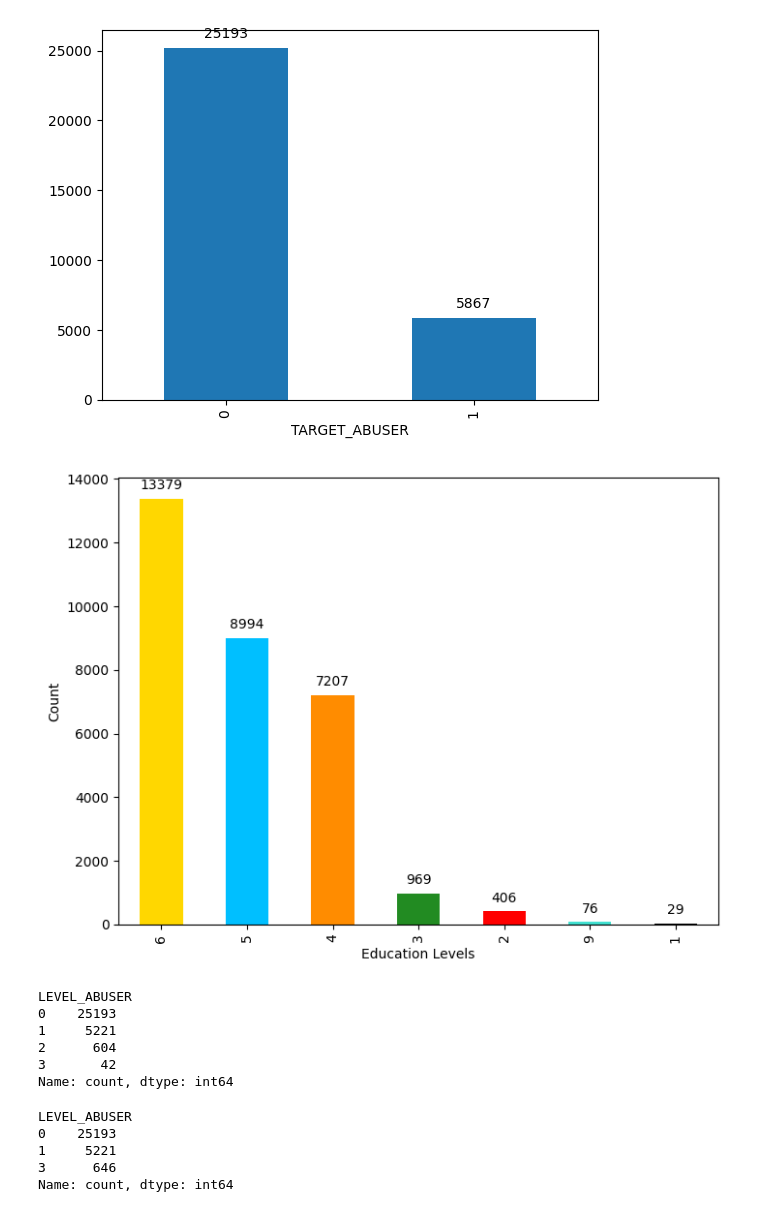
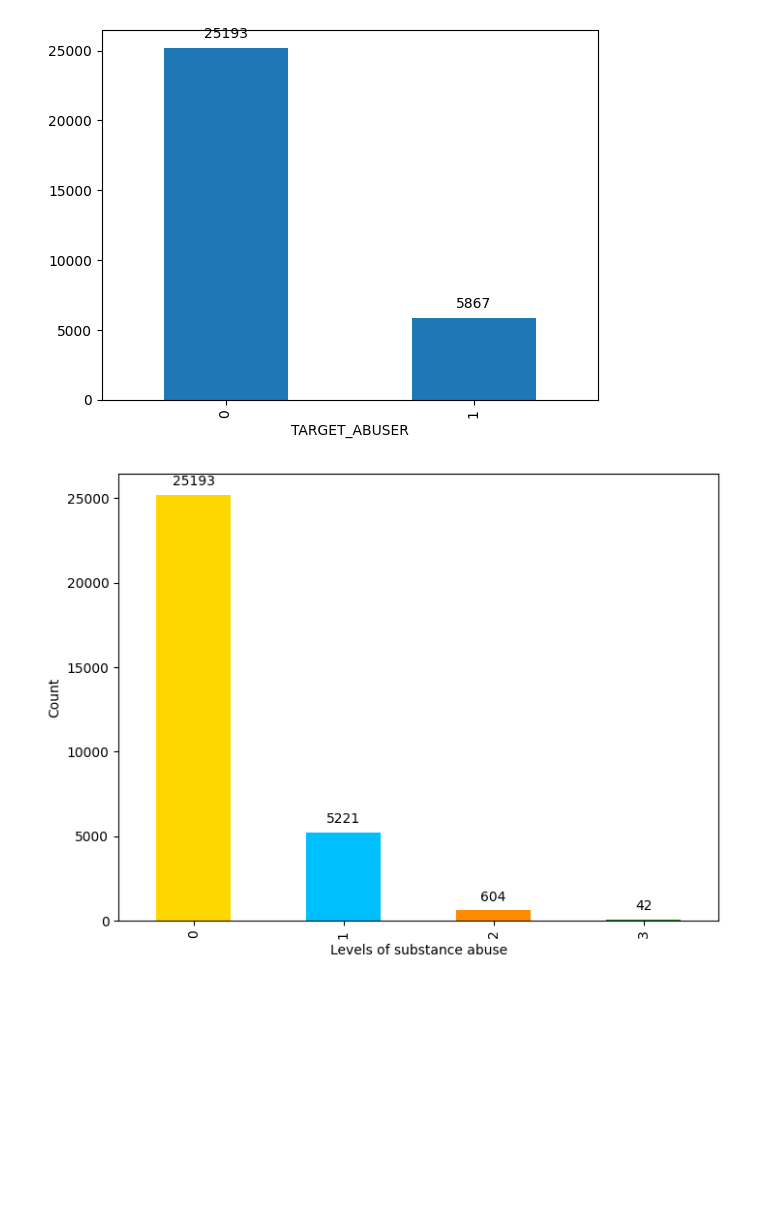
Before and after one commit to harpreet2803/Substance_Abuse, a Jupyter notebook: Data Cleaning.ipynb, the cells around one changed output. Cells and saved outputs as stored; diff of their text form; code cells hidden in the pictures; blank space fills up the shorter version.

```diff
--- a/Data Cleaning.ipynb
+++ b/Data Cleaning.ipynb
@@ -288,31 +105,31 @@ Index(['_STATE', 'FMONTH', 'IDATE', 'IMONTH', 'IDAY', 'IYEAR', 'SEQNO', 'PVTRESD
 # %%
 #1. Marijuana abusers
-data1['MARIJ_ABUSER'] = [0 if ((x == 88) or (x<20)) else 1 for x in data1['MARIJAN1']]
+df_cleaned1['MARIJ_ABUSER'] = [0 if ((x == 88) or (x<20)) else 1 for x in df_cleaned1['MARIJAN1']]
 #2. E-cigarettes abusers
-data1['ECIG_ABUSER'] = [1 if (x == 1) else 0 for x in data1['ECIGNOW1']]
+df_cleaned1['ECIG_ABUSER'] = [1 if (x == 1) else 0 for x in df_cleaned1['ECIGNOW1']]
 #3. Tobacco abusers
-data1['TOBA_ABUSER'] = [1 if (x == 1) else 0 for x in data1['USENOW3']]
+df_cleaned1['TOBA_ABUSER'] = [1 if (x == 1) else 0 for x in df_cleaned1['USENOW3']]
 #4. Alcohol abusers
-data1['ALCO_ABUSER'] = [0 if ((x == 888) or (x>200 and x<220) or (x>100 and x<105)) else 1 for x in data1['ALCDAY5']]
+df_cleaned1['ALCO_ABUSER'] = [0 if ((x == 888) or (x>200 and x<220) or (x>100 and x<105)) else 1 for x in df_cleaned1['ALCDAY5']]
 #Categories of abusers
-data1['LEVEL_ABUSER'] = data1['MARIJ_ABUSER']+data1['ECIG_ABUSER']+data1['TOBA_ABUSER']+data1['ALCO_ABUSER']
+df_cleaned1['LEVEL_ABUSER'] = df_cleaned1['MARIJ_ABUSER']+df_cleaned1['ECIG_ABUSER']+df_cleaned1['TOBA_ABUSER']+df_cleaned1['ALCO_ABUSER']
 #Creating the target column whether the participant is a substance abuser or not
-data1['TARGET_ABUSER'] = [0 if (x == 0) else 1 for x in data1['LEVEL_ABUSER']]
+df_cleaned1['TARGET_ABUSER'] = [0 if (x == 0) else 1 for x in df_cleaned1['LEVEL_ABUSER']]
 # %%
 #1. Marijuana abusers
-data2['MARIJ_ABUSER'] = [0 if ((x == 88) or (x<20)) else 1 for x in data2['MARIJAN1']]
+df_cleaned2['MARIJ_ABUSER'] = [0 if ((x == 88) or (x<20)) else 1 for x in df_cleaned2['MARIJAN1']]
 #2. E-cigarettes abusers
-data2['ECIG_ABUSER'] = [1 if (x == 2) else 0 for x in data2['ECIGNOW1']]
+df_cleaned2['ECIG_ABUSER'] = [1 if (x == 2) else 0 for x in df_cleaned2['ECIGNOW1']]
 #3. Tobacco abusers
-data2['TOBA_ABUSER'] = [1 if (x == 1) else 0 for x in data2['USENOW3']]
+df_cleaned2['TOBA_ABUSER'] = [1 if (x == 1) else 0 for x in df_cleaned2['USENOW3']]
 #4. Alcohol abusers
-data2['ALCO_ABUSER'] = [0 if ((x == 888) or (x>200 and x<220) or (x>100 and x<105)) else 1 for x in data2['ALCDAY5']]
+df_cleaned2['ALCO_ABUSER'] = [0 if ((x == 888) or (x>200 and x<220) or (x>100 and x<105)) else 1 for x in df_cleaned2['ALCDAY5']]
 #Categories of abusers
-data2['LEVEL_ABUSER'] = data2['MARIJ_ABUSER']+data2['ECIG_ABUSER']+data2['TOBA_ABUSER']+data2['ALCO_ABUSER']
+df_cleaned2['LEVEL_ABUSER'] = df_cleaned2['MARIJ_ABUSER']+df_cleaned2['ECIG_ABUSER']+df_cleaned2['TOBA_ABUSER']+df_cleaned2['ALCO_ABUSER']
 #Creating the target column whether the participant is a substance abuser or not
-data2['TARGET_ABUSER'] = [0 if (x == 0) else 1 for x in data2['LEVEL_ABUSER']]
+df_cleaned2['TARGET_ABUSER'] = [0 if (x == 0) else 1 for x in df_cleaned2['LEVEL_ABUSER']]
 # %%
-merged_df = pd.concat([data1, data2], axis=0)
+merged_df = pd.concat([df_cleaned1, df_cleaned2], axis=0)
 # %%
 merged_df.shape
 # %% [output]
@@ -343,9 +156,0 @@ memory usage: 39.3 MB
-# %%
-#Removing features with more than 80% rows empty and other unnecessary features also
-merged_df.drop(['PVTRESD1','STATERE1','CELPHON1','LADULT1','COLGSEX','LANDSEX','NUMMEN','NUMWOMEN','RESPSLCT',
-           'CADULT1','CELLSEX','PVTRESD3','CCLGHOUS','CSTATE1','ASTHNOW','CIMEMLOS','CRGVREL4','CRGVLNG1',
-           'CRGVPRB3','CRGVALZD','CRGVPER1','CRGVHOU1','USEMRJN3','STOPSMK2','GUNLOAD','LOADULK2','_IMPRACE',
-           '_LTASTH1','_AGE80','_AGE_G','HTIN4','HTM4','WTKG3','FMONTH','NUMADULT','_HCVU652','_TOTINDA',
-          '_MICHD','_MRACE1','PREGNANT','SMOKDAY2','IMFVPLA2','HIVTSTD3','PREDIAB1','CDHOUSE','CDASSIST','CDHELP','CDSOCIAL',
-           'CDDISCUS','CRGVHRS1','CRGVEXPT','LASTSMK2','FIREARM5','BIRTHSEX','SOMALE','SOFEMALE','TRNSGNDR',
-           '_FLSHOT7','_PNEUMO3'], axis=1, inplace=True)
@@ -370,22 +169,12 @@ for p in bx.patches:
 # %%
 #Checking the class balance for the output
 plt.figure(figsize=(8, 6))
-bx = df['EDUCA'].value_counts().plot(kind='bar', color=['gold','deepskyblue','darkorange','forestgreen','red','turquoise','black'],
-                                     xlabel = 'Education Levels', ylabel = 'Count')
+bx = df['LEVEL_ABUSER'].value_counts().plot(kind='bar', color=['gold','deepskyblue','darkorange','forestgreen','red','turquoise','black'],
+                                     xlabel = 'Levels of substance abuse', ylabel = 'Count')
 
 # Add count values on top of the bars
 for p in bx.patches:
                 bx.annotate(f'{p.get_height()}', (p.get_x() + p.get_width() / 2., p.get_height()),
                 ha='center', va='center', xytext=(0, 10), textcoords='offset points')
 # %% [output]
-[figure, old version]
+[figure, new version]
-# %%
-#Categories of substance abuse
-df['LEVEL_ABUSER'].value_counts()
-# %% [output]
-LEVEL_ABUSER
-0    25193
-1     5221
-2      604
-3       42
-Name: count, dtype: int64
@@ -399,9 +180,0 @@ df['LEVEL_ABUSER'] = df['LEVEL_ABUSER'].replace(class_mapping)
-# %%
-#Categories of substance abuse
-df['LEVEL_ABUSER'].value_counts()
-# %% [output]
-LEVEL_ABUSER
-0    25193
-1     5221
-3      646
-Name: count, dtype: int64
```
Also changed, not shown: parts of 41 cells of this notebook.
